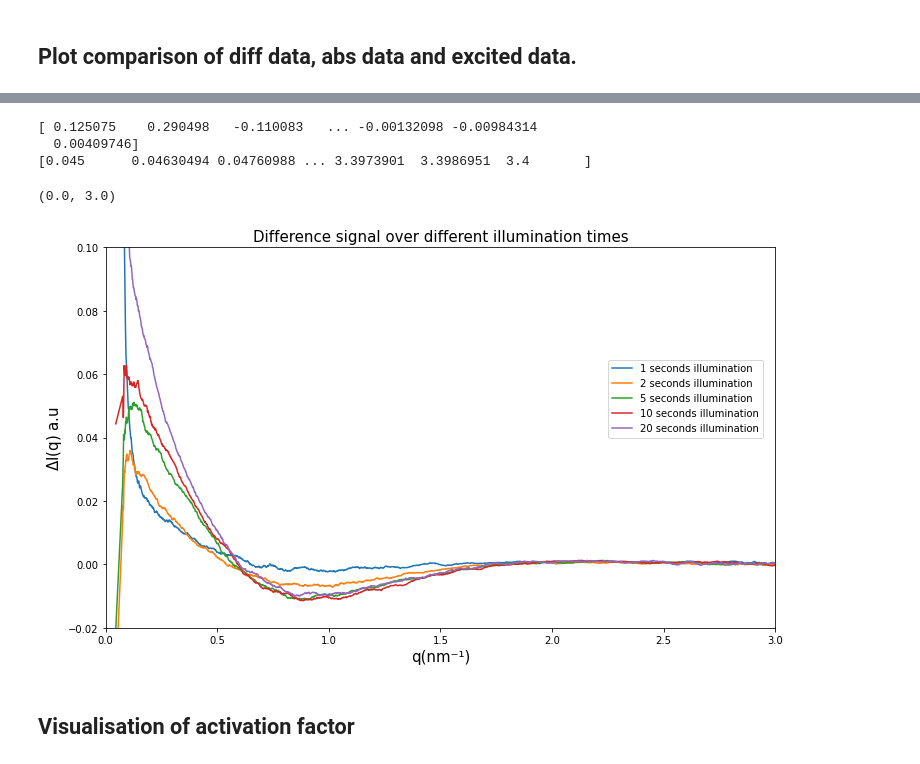
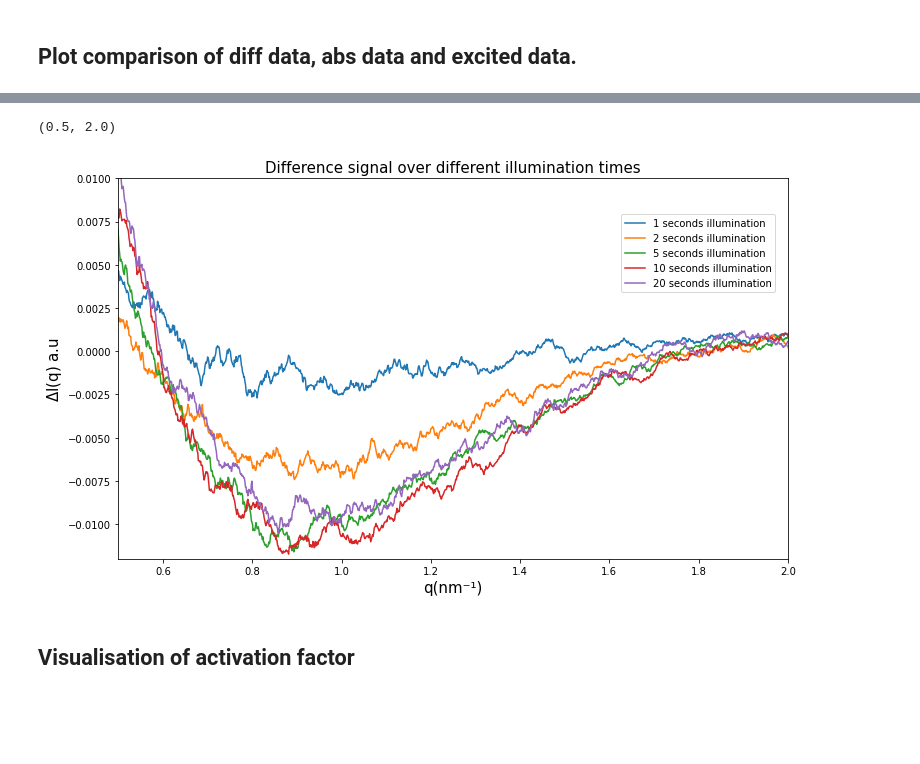
Before and after one commit to LeoMonrroy266/python_course_project, a Jupyter notebook: Analysis.ipynb, the cells around one changed output, grey strips where cells are left out. Drawn from its saved outputs; the diff is of its cells as text; code cells hidden in the pictures; blank space fills up the shorter version.

```diff
--- a/Analysis.ipynb
+++ b/Analysis.ipynb
@@ -686,33 +647,29 @@ array([-1, -3, -6, -2,  3,  9])
 # %%
 fig, ax = plt.subplots(1, 1, figsize=(12, 7))
 ax.set_title('Difference signal over different illumination times', fontsize=15)
 ax.set_xlabel(r'q(nm⁻¹)',fontsize=15)
 ax.set_ylabel(f'$\Delta$I(q) a.u', fontsize=15)
 
 for data, time in zip(SAXS_diff_illumination, time_illumination):
     data = data.scale_q(10)
     data = data.remove_nan()
-    data_smooth = savgol_filter(data.i, window_length=50, polyorder=1)
+    data_smooth = savgol_filter(data.i, window_length=30, polyorder=1)
     ax.plot(data.q, data_smooth, label=f'{time} seconds illumination')
     #ax.plot(data.q,data.i, label=f'{time} seconds illumination')
 
 
 
 twenty = SAXS_diff_steady[3].scale_q(10)
-twenty_smooth = savgol_filter(twenty.i, window_length=50, polyorder=1)
+twenty_smooth = savgol_filter(twenty.i, window_length=30, polyorder=1)
 ax.plot(twenty.q, twenty_smooth, label=f'20 seconds illumination')
 
-print(data.i)
-print(data.q)
-ax.legend(loc=(0.75,0.5), frameon = True,fontsize=10)
-ax.set_ylim([-.02,.1])
-ax.set_xlim([0,3])
+
+ax.legend(loc=(0.75,0.7), frameon = True,fontsize=10)
+ax.set_ylim([-.012,.01])
+ax.set_xlim([0.5,2])
 # %% [output]
-[ 0.125075    0.290498   -0.110083   ... -0.00132098 -0.00984314
-  0.00409746]
-[0.045      0.04630494 0.04760988 ... 3.3973901  3.3986951  3.4       ]
+(0.5, 2.0)
-(0.0, 3.0)
-[figure, old version]
+[figure, new version]
 # %% [markdown]
 ## Visualisation of activation factor
 # %%
```
Also changed, not shown: parts of 22 cells of this notebook.
